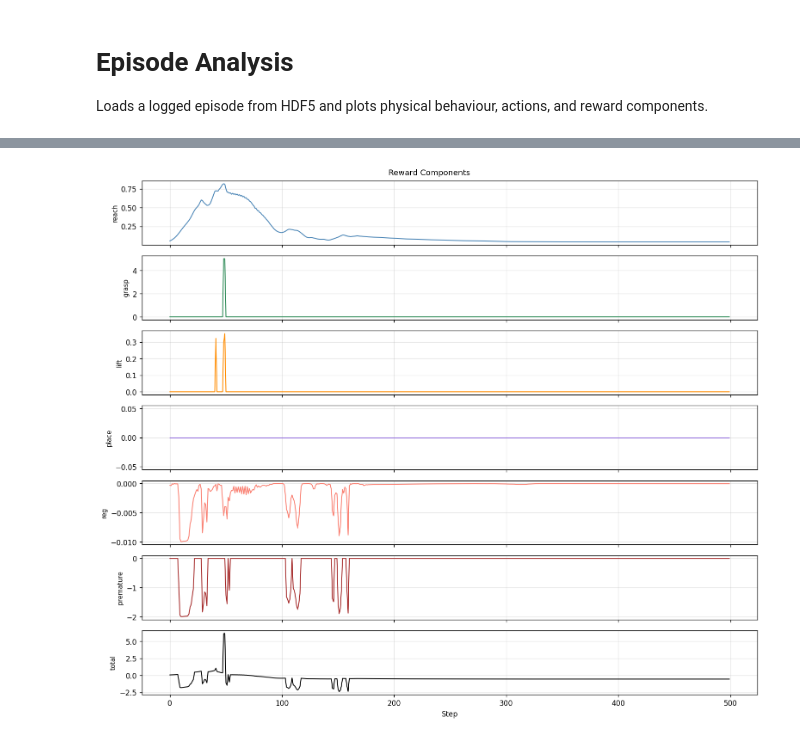
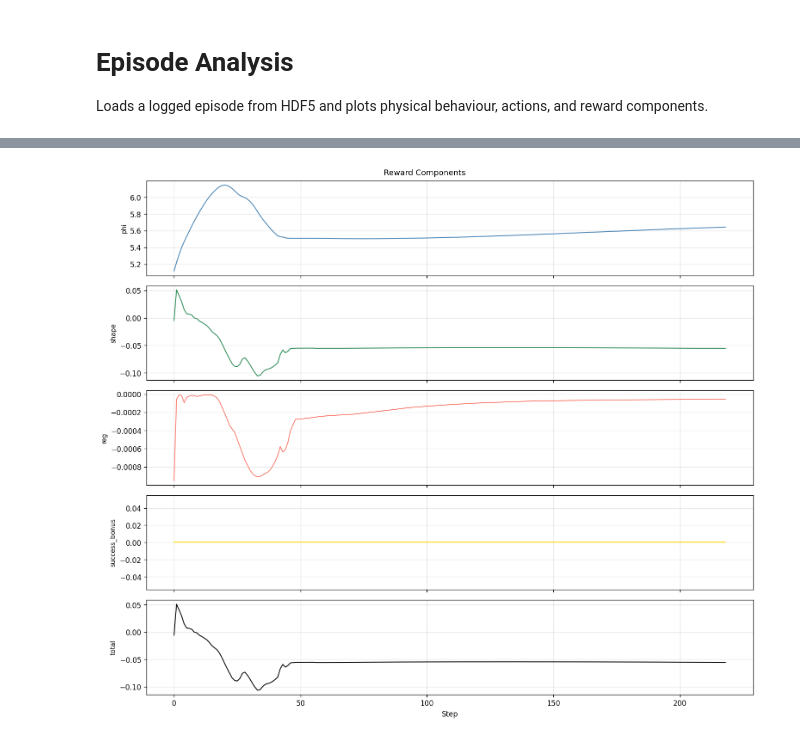
Before and after one commit to AlexanderWegenerRobotics/robust-manipulation-rl, a Jupyter notebook: analysis.ipynb, the cells around one changed output, grey strips where cells are left out. Cells and saved outputs as stored; diff of their text form; code cells hidden in the pictures.

```diff
--- a/analysis.ipynb
+++ b/analysis.ipynb
@@ -151,21 +146,21 @@ plt.show()
 # %%
-reward_keys = ['reward/reach', 'reward/grasp', 'reward/lift', 'reward/place', 'reward/reg', 'reward/premature', 'reward/total']
-colors      = ['steelblue', 'seagreen', 'darkorange', 'mediumpurple', 'salmon', 'brown', 'black']
-labels      = ['reach', 'grasp', 'lift', 'place', 'reg', 'premature', 'total']
+reward_keys = ['reward/phi', 'reward/shape', 'reward/reg', 'reward/success_bonus', 'reward/total']
+colors      = ['steelblue', 'seagreen', 'salmon', 'gold', 'black']
+labels      = ['phi', 'shape', 'reg', 'success_bonus', 'total']
 fig, axes = plt.subplots(len(reward_keys), 1, figsize=(13, 11), sharex=True)
 
 for ax, key, color, label in zip(axes, reward_keys, colors, labels):
     if key in ep:
         ax.plot(steps, ep[key].squeeze(), color=color, linewidth=1.2)
     ax.set_ylabel(label, fontsize=9)
     ax.grid(True, alpha=0.3)
 
 axes[-1].set_xlabel('Step')
 plt.suptitle('Reward Components', fontsize=11)
 plt.tight_layout()
 plt.show()
 # %% [output]
-[figure, old version]
+[figure, new version]
 # %%
 fig, ax = plt.subplots(figsize=(13, 4))
 
```
Also changed, not shown: parts of 6 cells of this notebook, 2 other files.
